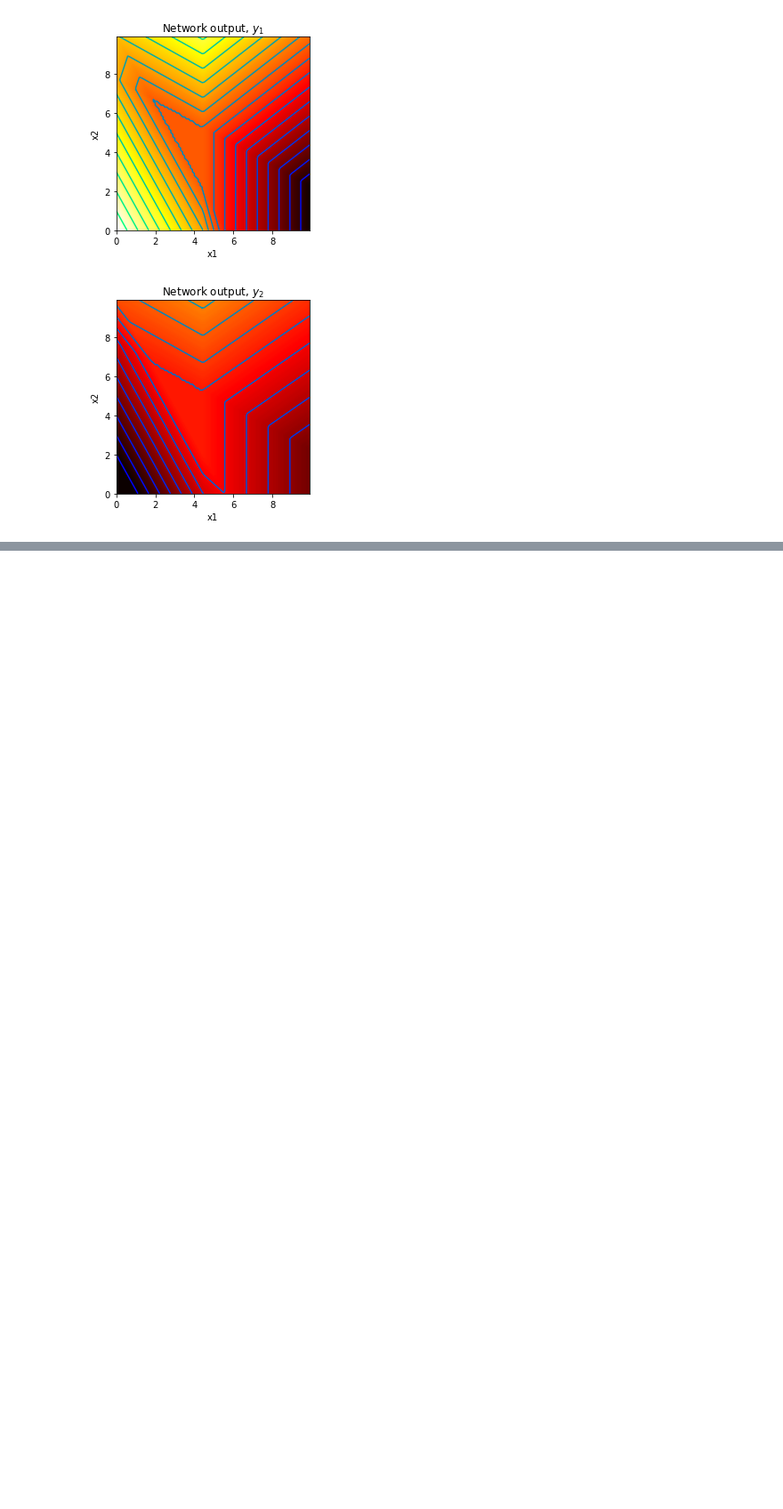
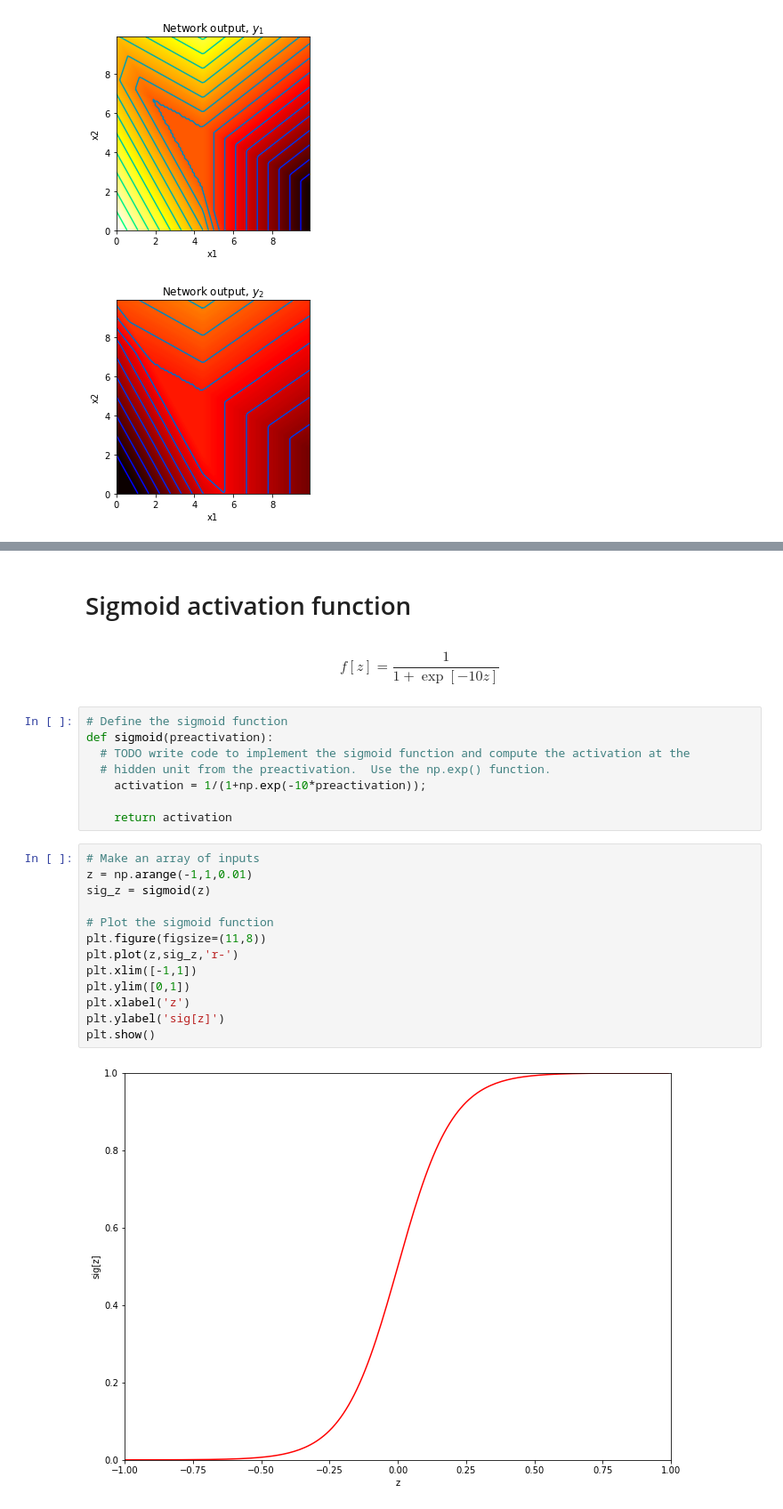
Before and after one commit to sepide97/My_Code_Sepide, a Jupyter notebook: Neural_Networks/ Shallow_neural_networks.ipynb, the cells around one changed output, grey strips where cells are left out. Shown at 89% size. Drawn from its saved outputs; the diff is of its cells as text; blank space fills up the shorter version.

```diff
--- a/Neural_Networks/ Shallow_neural_networks.ipynb
+++ b/Neural_Networks/ Shallow_neural_networks.ipynb
@@ -317,0 +486,30 @@ plot_neural_2_inputs_2_outputs(x1,x2, y1, y2, pre_1, pre_2, pre_3, act_1, act_2,
+# %% [markdown]
+# Sigmoid activation function
+# %% [markdown]
+
+\begin{equation}
+f[z] = \frac{1}{1+\exp{[-10 z ]}}
+\end{equation}
+# %%
+# Define the sigmoid function
+def sigmoid(preactivation):
+  # TODO write code to implement the sigmoid function and compute the activation at the
+  # hidden unit from the preactivation.  Use the np.exp() function.
+    activation = 1/(1+np.exp(-10*preactivation));
+
+    return activation
+# %%
+# Make an array of inputs
+z = np.arange(-1,1,0.01)
+sig_z = sigmoid(z)
+
+# Plot the sigmoid function
+plt.figure(figsize=(11,8))
+plt.plot(z,sig_z,'r-')
+plt.xlim([-1,1])
+plt.ylim([0,1])
+plt.xlabel('z')
+plt.ylabel('sig[z]')
+plt.show()
+# %% [output]
+[figure, added]
```
Also changed, not shown: parts of 24 cells of this notebook.
